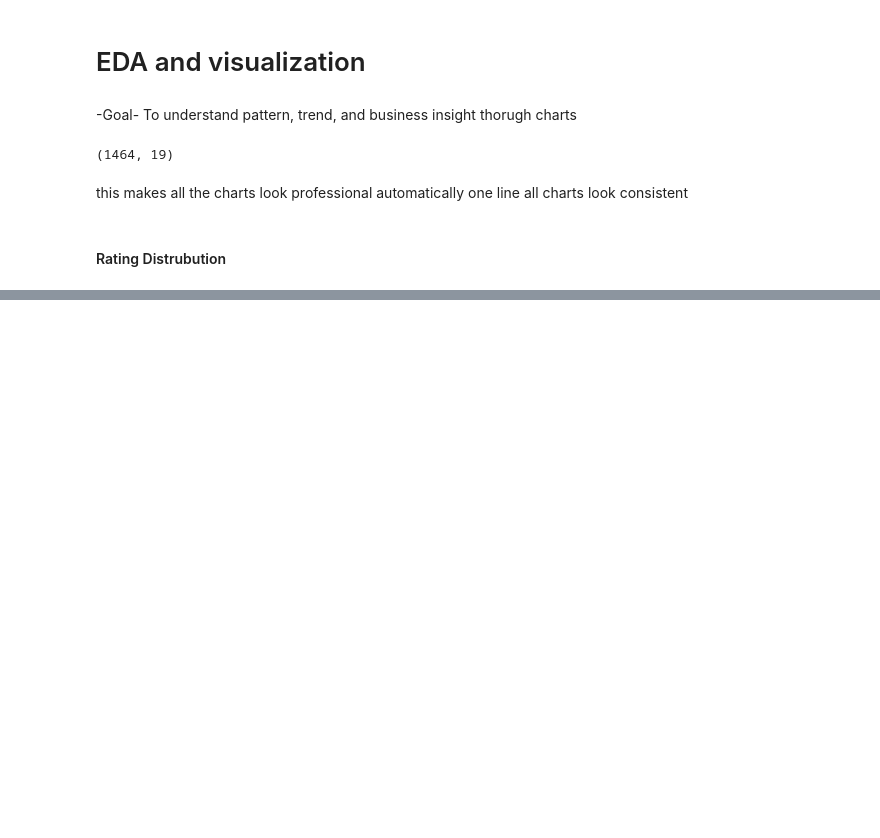
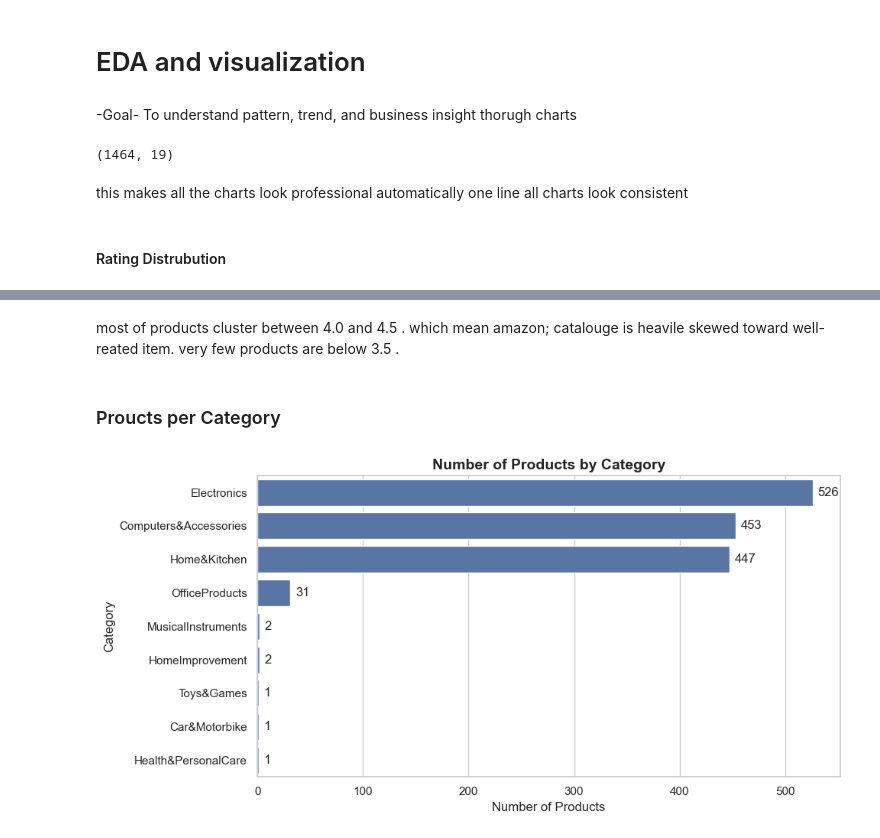
Before and after one commit to suzzzel5/Amazon-sales-insights, a Jupyter notebook: notebooks/03_eda_visualization.ipynb, the cells around one changed output, grey strips where cells are left out. Saved outputs shown, nothing was run; the diff lists cells and outputs as text; code cells hidden in the pictures; blank space fills up the shorter version.

```diff
--- a/notebooks/03_eda_visualization.ipynb
+++ b/notebooks/03_eda_visualization.ipynb
@@ -26,0 +38,24 @@ this makes all the charts look professional automatically one line all charts lo
+# %% [markdown]
+most of products cluster between 4.0 and 4.5 . which mean amazon; catalouge is heavile skewed toward well-reated item. very few products are below 3.5 .
+# %% [markdown]
+### Proucts per Category
+# %%
+#count proudcuts per category , sort descending
+category_counts = df['main_category'].value_counts()
+fig, ax = plt.subplots()
+
+#barplot
+sns.barplot(x=category_counts.values, y=category_counts.index, ax=ax)
+ax.set_title('Number of Products by Category', fontsize=14, fontweight='bold')
+ax.set_xlabel('Number of Products')
+ax.set_ylabel('Category')
+
+
+# Add count labels on each bar
+for i, v in enumerate(category_counts.values):
+     ax.text(v + 5, i, str(v), va='center')
+plt.savefig("../Figures/proucts per category")
+plt.tight_layout()
+plt.show()
+# %% [output]
+[figure, added]
```
Also changed, not shown: parts of 33 cells of this notebook.
